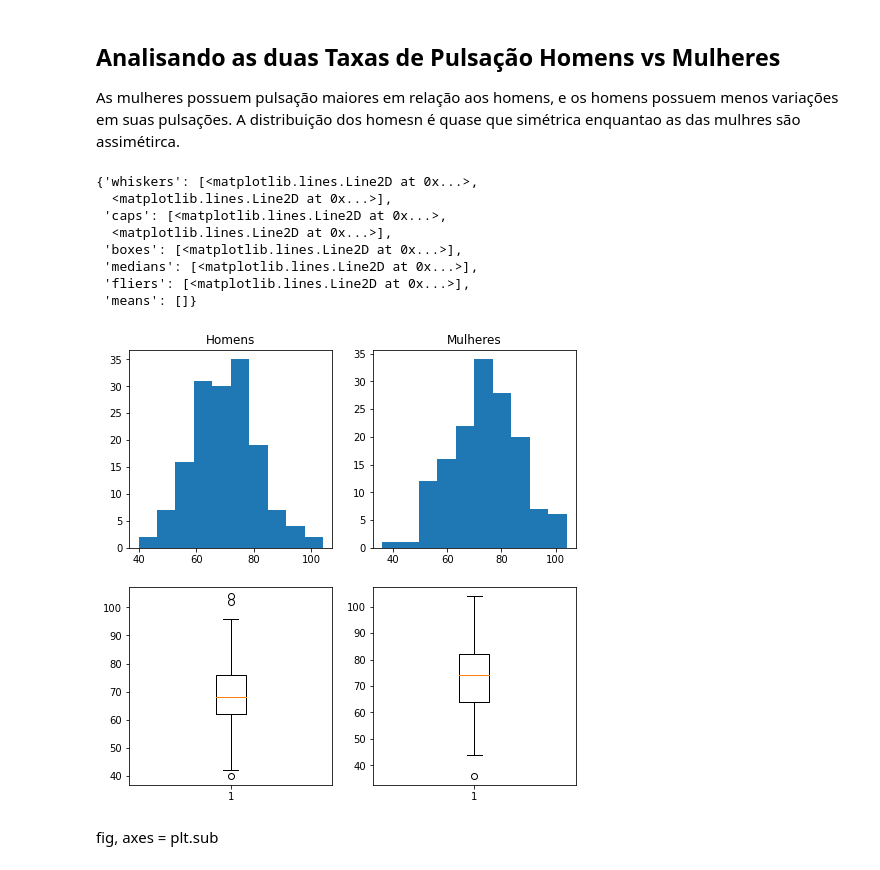
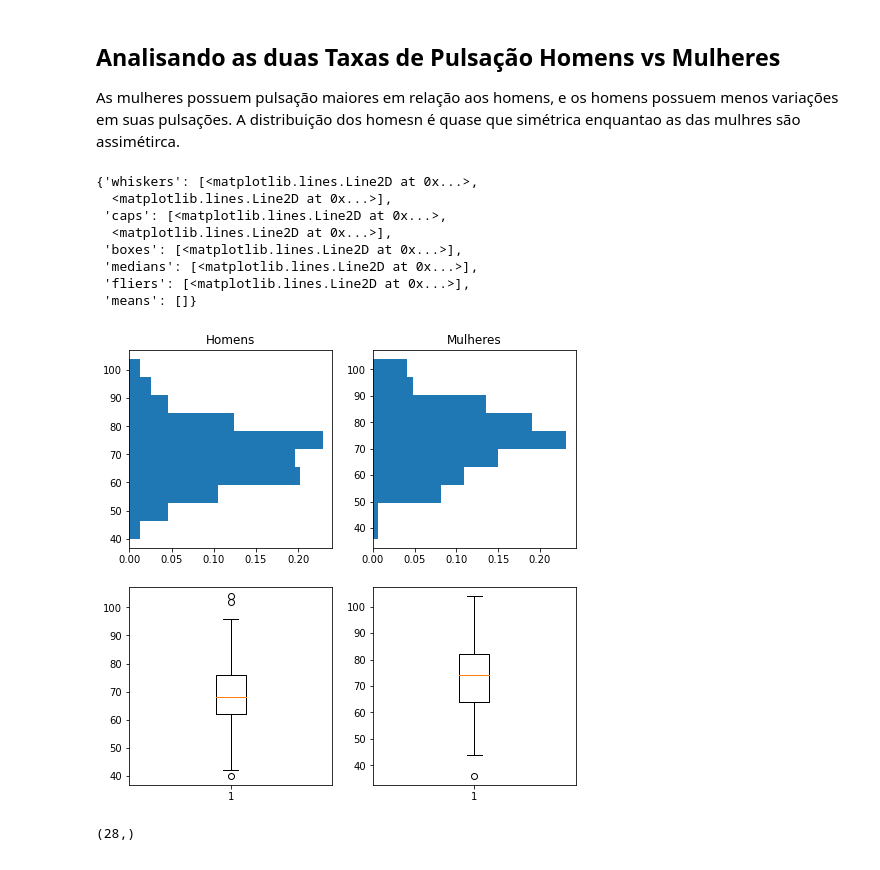
Before and after one commit to RodrigoEmygdio/Estatistica, a Jupyter notebook: notebooks/Tirola/Analise_Distribuicao_Frequencia.ipynb, the cells around one changed output. Saved outputs shown, nothing was run; the diff lists cells and outputs as text; code cells hidden in the pictures.

```diff
--- a/notebooks/Tirola/Analise_Distribuicao_Frequencia.ipynb
+++ b/notebooks/Tirola/Analise_Distribuicao_Frequencia.ipynb
@@ -67,5 +86,8 @@ del df_dados_corporais["GENDER (1=M)"]
+# %%
+gender = df_dados_corporais['GENDER'].values
+df_dados_corporais['GENDER'] = np.where(gender == 1,'H','M')
 # %%
-df_dados_homens = df_dados_corporais.query('GENDER == 1')
+df_dados_homens = df_dados_corporais.query('GENDER == "H"')
 
 df_dados_homens.describe()
 # %% [output]
@@ -138,7 +187,7 @@ Name: PULSE, dtype: float64
 # %% [markdown]
 ## Distribuição Pulsação Mulheres
 # %%
-df_dados_mulheres = df_dados_corporais.query('GENDER == 0')
+df_dados_mulheres = df_dados_corporais.query('GENDER == "M"')
 df_dados_mulheres.describe()
 # %% [output]
 |  | AGE | PULSE | SYSTOLIC | DIASTOLIC | HDL | LDL | WHITE | RED | PLATE | WEIGHT | HEIGHT | ... |
@@ -191,23 +261,25 @@ As mulheres possuem pulsação maiores em relação aos homens, e os homens poss
 # %%
 fig, axes = plt.subplots(2,2, figsize=(8,8))
 
 axes[0][0].set_title('Homens')
-axes[0][0].hist(df_dados_homens['PULSE'].values)
+axes[0][0].hist(df_dados_homens['PULSE'].gender,orientation='horizontal', weights=np.zeros_like(df_dados_homens['PULSE'].gender) + 1. / df_dados_homens['PULSE'].gender.shape[0])
 
 axes[0][1].set_title('Mulheres')
-axes[0][1].hist(df_dados_mulheres['PULSE'].values)
+axes[0][1].hist(df_dados_mulheres['PULSE'].gender,orientation='horizontal',weights=np.zeros_like(df_dados_mulheres['PULSE'].gender) + 1. / df_dados_mulheres['PULSE'].gender.shape[0])
 
-axes[1][0].boxplot(df_dados_homens['PULSE'].values)
-axes[1][1].boxplot(df_dados_mulheres['PULSE'].values)
+axes[1][0].boxplot(df_dados_homens['PULSE'].gender)
+axes[1][1].boxplot(df_dados_mulheres['PULSE'].gender)
 # %% [output]
 {'whiskers': [<matplotlib.lines.Line2D at 0x...>,
   <matplotlib.lines.Line2D at 0x...>],
  'caps': [<matplotlib.lines.Line2D at 0x...>,
   <matplotlib.lines.Line2D at 0x...>],
  'boxes': [<matplotlib.lines.Line2D at 0x...>],
  'medians': [<matplotlib.lines.Line2D at 0x...>],
  'fliers': [<matplotlib.lines.Line2D at 0x...>],
  'means': []}
-[figure, old version]
+[figure, new version]
-# %% [markdown]
-fig, axes = plt.sub
+# %%
+df_dados_homens['PULSE'].value_counts().index.shape
+# %% [output]
+(28,)
```
Also changed, not shown: parts of 22 cells of this notebook, 1 other file.
